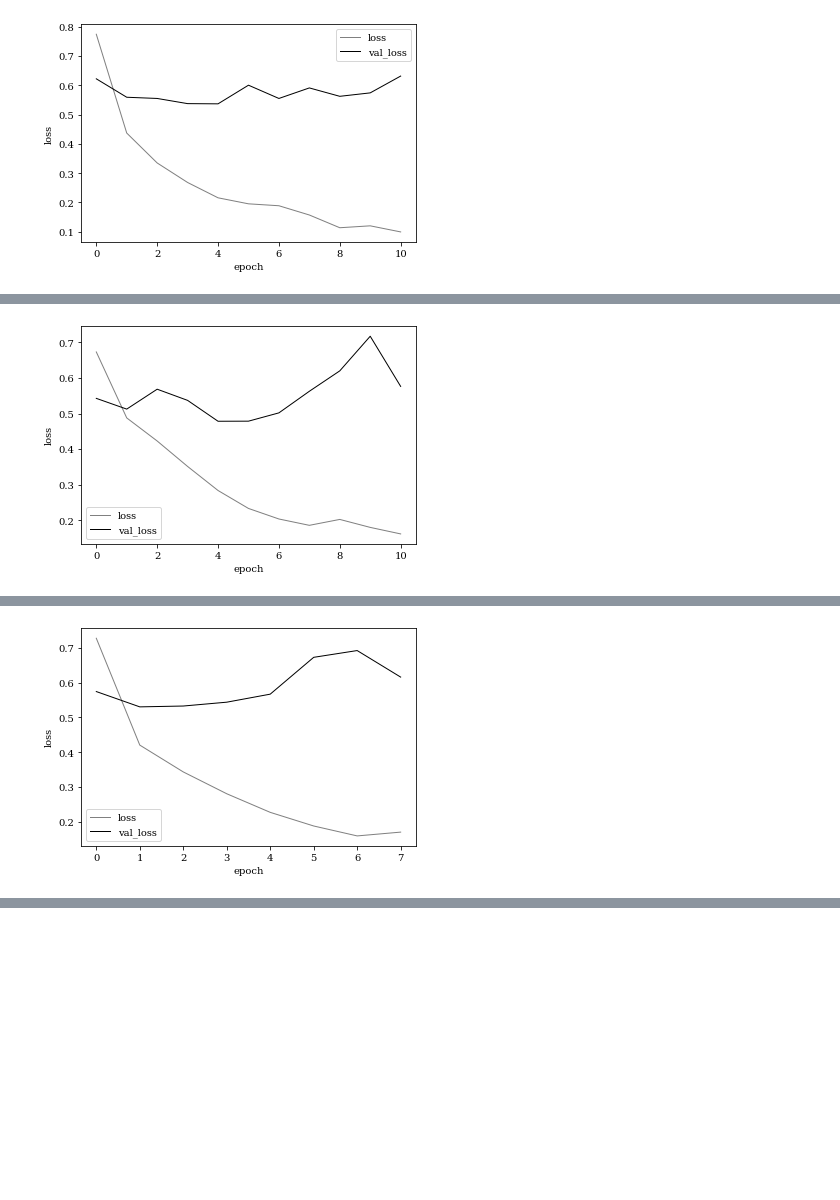
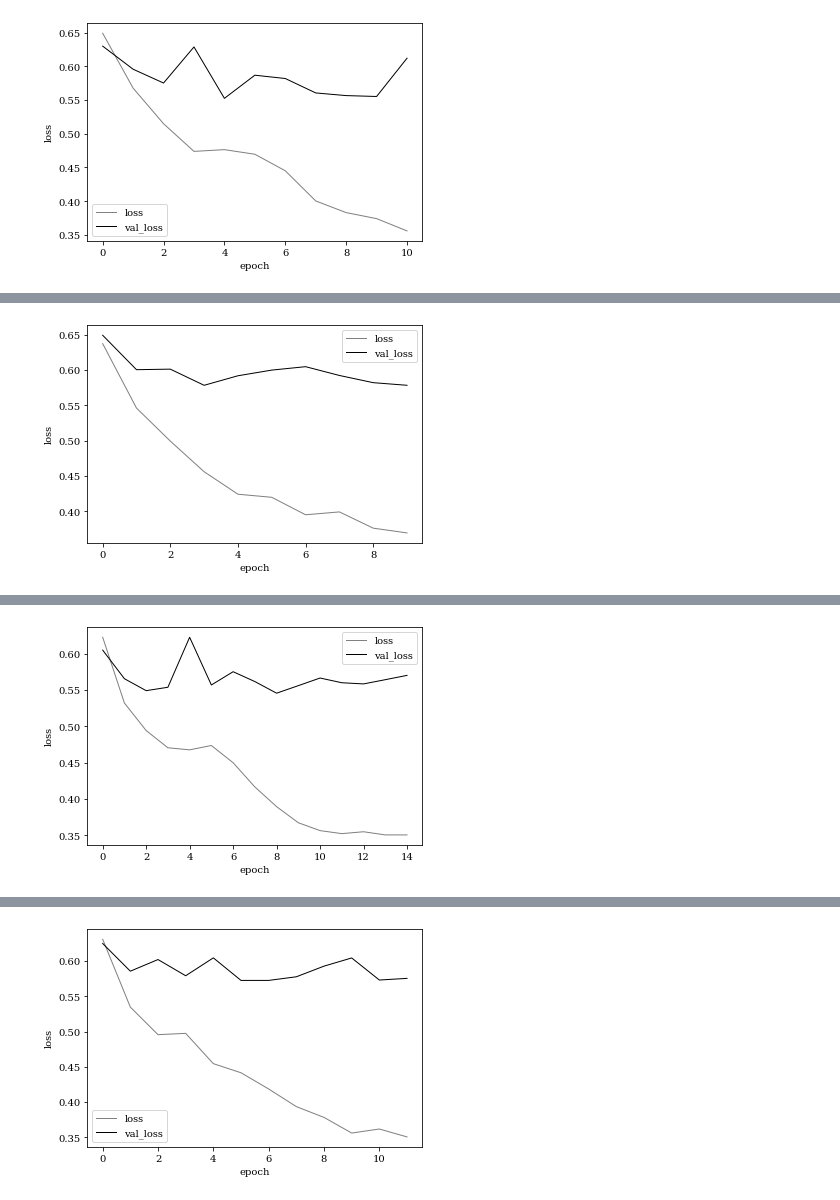
Before and after one commit to ryo3568/Hazumi1902, a Jupyter notebook: step3/step3_1.ipynb, the cells around one changed output, grey strips where cells are left out. Saved outputs shown, nothing was run; the diff lists cells and outputs as text; code cells hidden in the pictures; blank space fills up the shorter version.

```diff
--- a/step3/step3_1.ipynb
+++ b/step3/step3_1.ipynb
@@ -22,15 +24,21 @@ class BiRNN(nn.Module):
     def __init__(self, hidden_dim):
         super().__init__()
         self.l1 = nn.LSTM(1463, hidden_dim, batch_first=True, bidirectional=True)
-        self.l2 = nn.Linear(hidden_dim*2, 3)
+        self.l2 = nn.LSTM(hidden_dim*2, hidden_dim, batch_first=True, bidirectional=True)
+        self.l3 = nn.Linear(hidden_dim*2, 2)
 
         nn.init.xavier_normal_(self.l1.weight_ih_l0)
         nn.init.orthogonal_(self.l1.weight_hh_l0)
-        nn.init.xavier_normal_(self.l2.weight)
+        nn.init.xavier_normal_(self.l2.weight_ih_l0)
+        nn.init.orthogonal_(self.l2.weight_hh_l0)
+
+        nn.init.xavier_normal_(self.l3.weight)
 
     def forward(self, x):
         h, _ = self.l1(x)
-        y = self.l2(h)
+        h, _ = self.l2(h)
+        y = self.l3(h)
+        y = F.softmax(y, dim=1)
         return y
 # %%
 def clean(df):
@@ -100,7 +108,7 @@ for testfile in files:
 
     test_data = clean(test_df)
     test_target = make_target(test_df)
-    test_ans.append(test_target)
+    test_ans = test_ans + test_target[0].values.tolist()
 
     x_train, x_valid, y_train, y_valid = train_test_split(train_data, train_target, shuffle=True)
 
@@ -109,7 +117,7 @@ for testfile in files:
     x_valid = standardize(x_valid, scaler)
     test_data = standardize(test_data, scaler)
 
-    model = BiRNN(50)
+    model = BiRNN(100)
 
 
     criterion = nn.CrossEntropyLoss()
@@ -203,7 +211,7 @@ for testfile in files:
         loss, preds = test_step(x, t)
         test_loss += loss.item()
         test_acc += accuracy_score(t.tolist(), preds.argmax(dim=-1).tolist())
-        test_preds += preds
+        test_preds += preds.argmax(dim=-1).tolist()
 
     print('test_loss: {:.3f}, test_acc: {:.3f}'.format(test_loss, test_acc))
 # %% [output]
@@ -222,2 +230,2 @@ epoch: 11, loss: 0.099, acc: 0.974, val_loss: 0.632, val_acc: 0.744
 early stopping
-[figure, old version]
+[figure, new version]
@@ -237,2 +244,2 @@ epoch: 11, loss: 0.162, acc: 0.944, val_loss: 0.576, val_acc: 0.797
 early stopping
-[figure, old version]
+[figure, new version]
@@ -249,2 +263,2 @@ epoch: 8, loss: 0.171, acc: 0.938, val_loss: 0.616, val_acc: 0.748
 early stopping
-[figure, old version]
+[figure, new version]
@@ -262,0 +280 @@ epoch: 10, loss: 0.226, acc: 0.905, val_loss: 0.598, val_acc: 0.753
+[figure, added]
```
Also changed, not shown: parts of 5 cells of this notebook, 2 other files.
